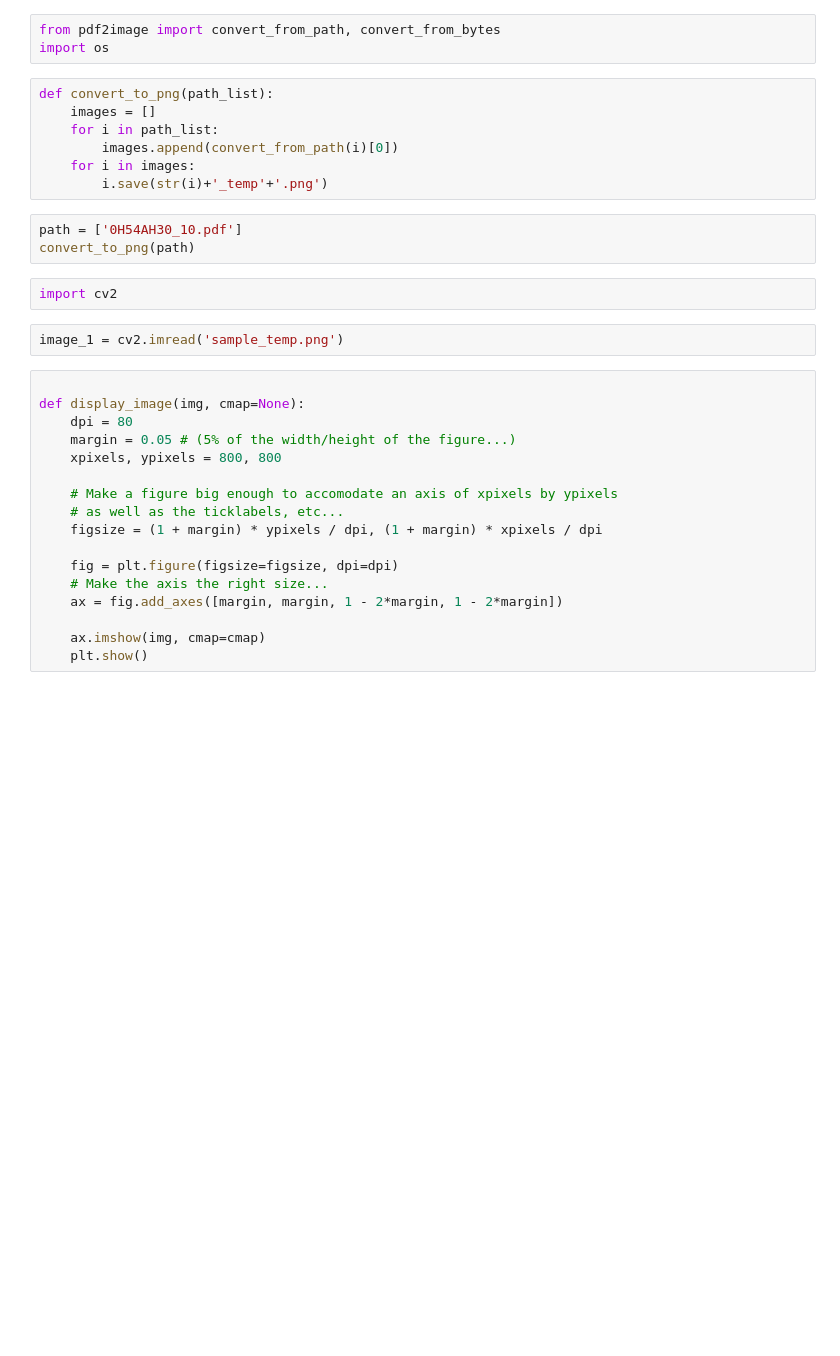
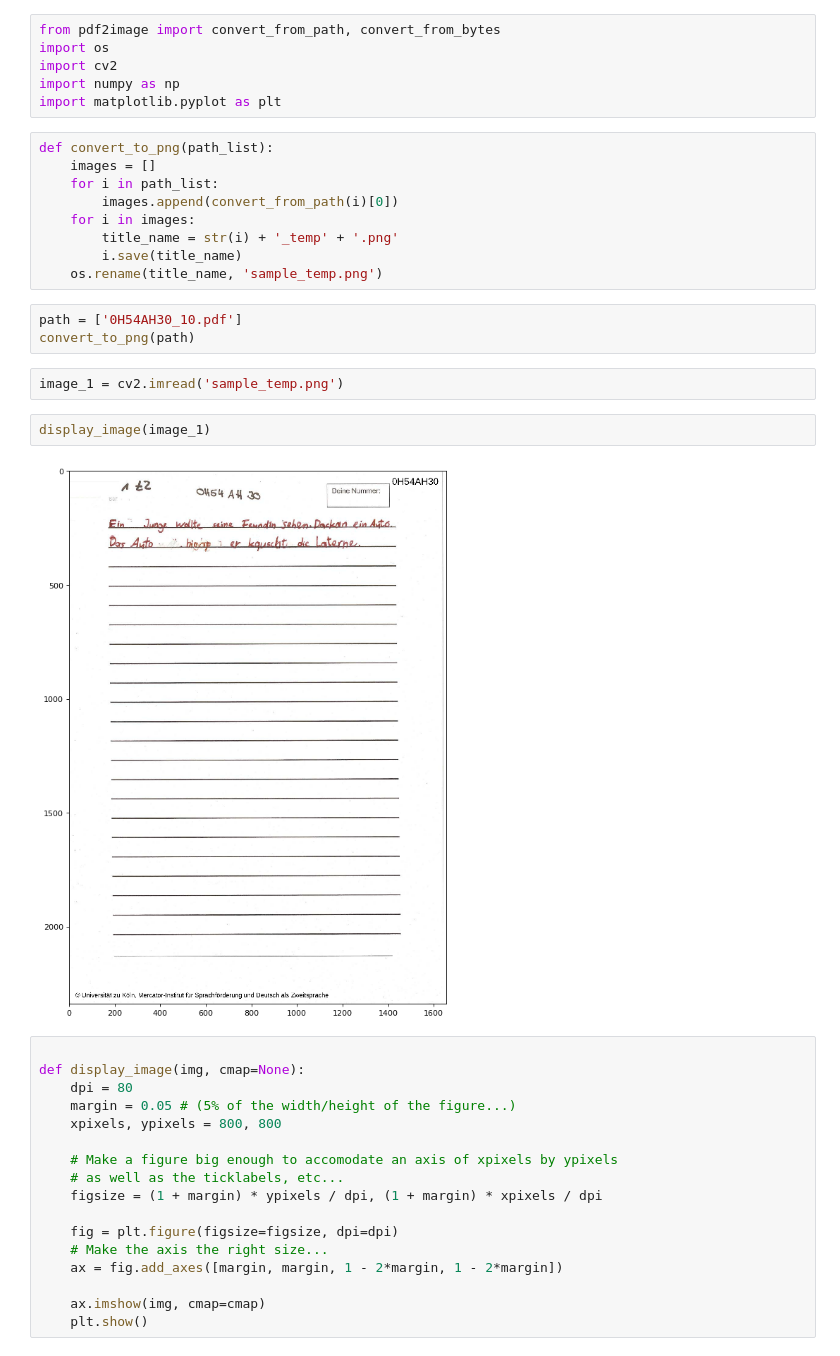
Before and after one commit to ekeleshian/child_handwriting_recognition, a Jupyter notebook: data/handwriting_grade_5/Tinkering with images.ipynb, the cells around one changed output. Saved outputs shown, nothing was run; the diff lists cells and outputs as text; blank space fills up the shorter version.

```diff
--- a/data/handwriting_grade_5/Tinkering with images.ipynb
+++ b/data/handwriting_grade_5/Tinkering with images.ipynb
@@ -1,20 +1,27 @@
 # %%
 from pdf2image import convert_from_path, convert_from_bytes
 import os
+import cv2
+import numpy as np
+import matplotlib.pyplot as plt
 # %%
 def convert_to_png(path_list):
     images = []
     for i in path_list:
         images.append(convert_from_path(i)[0])
     for i in images:
-        i.save(str(i)+'_temp'+'.png')
+        title_name = str(i) + '_temp' + '.png'
+        i.save(title_name)
+    os.rename(title_name, 'sample_temp.png')
 # %%
 path = ['0H54AH30_10.pdf']
 convert_to_png(path)
-# %%
-import cv2
 # %%
 image_1 = cv2.imread('sample_temp.png')
+# %%
+display_image(image_1)
+# %% [output]
+[figure, added]
 # %%
 
 def display_image(img, cmap=None):
```
Also changed, not shown: parts of 52 cells of this notebook.
